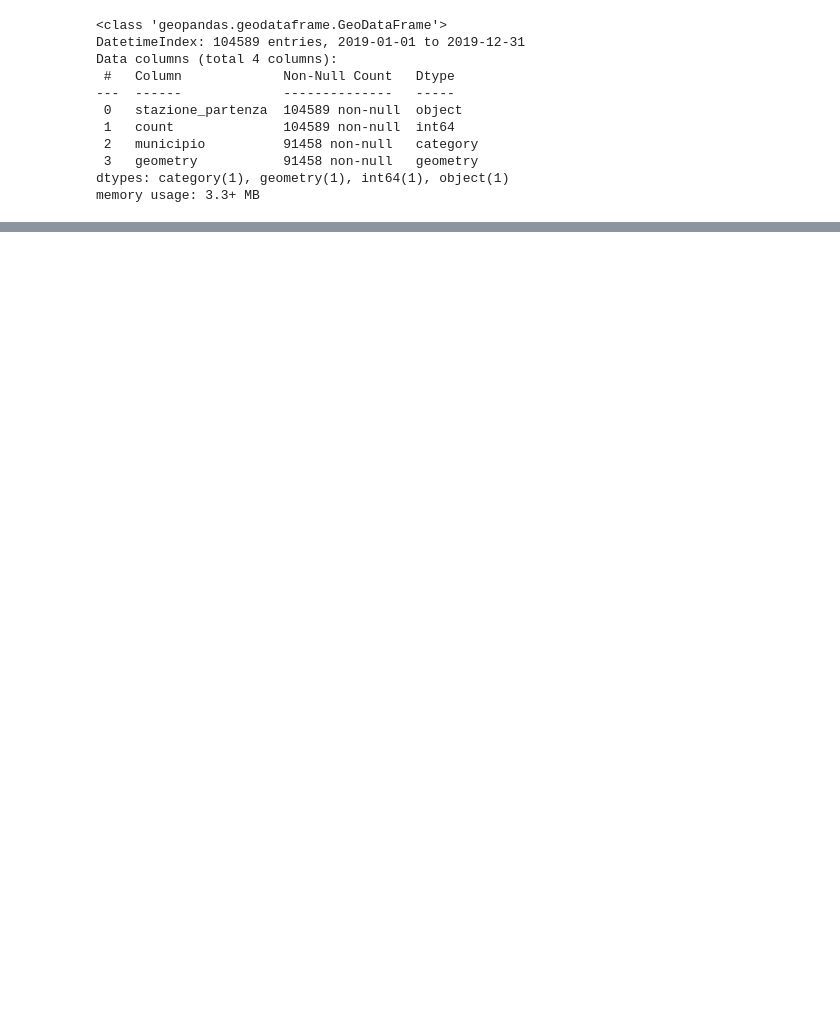
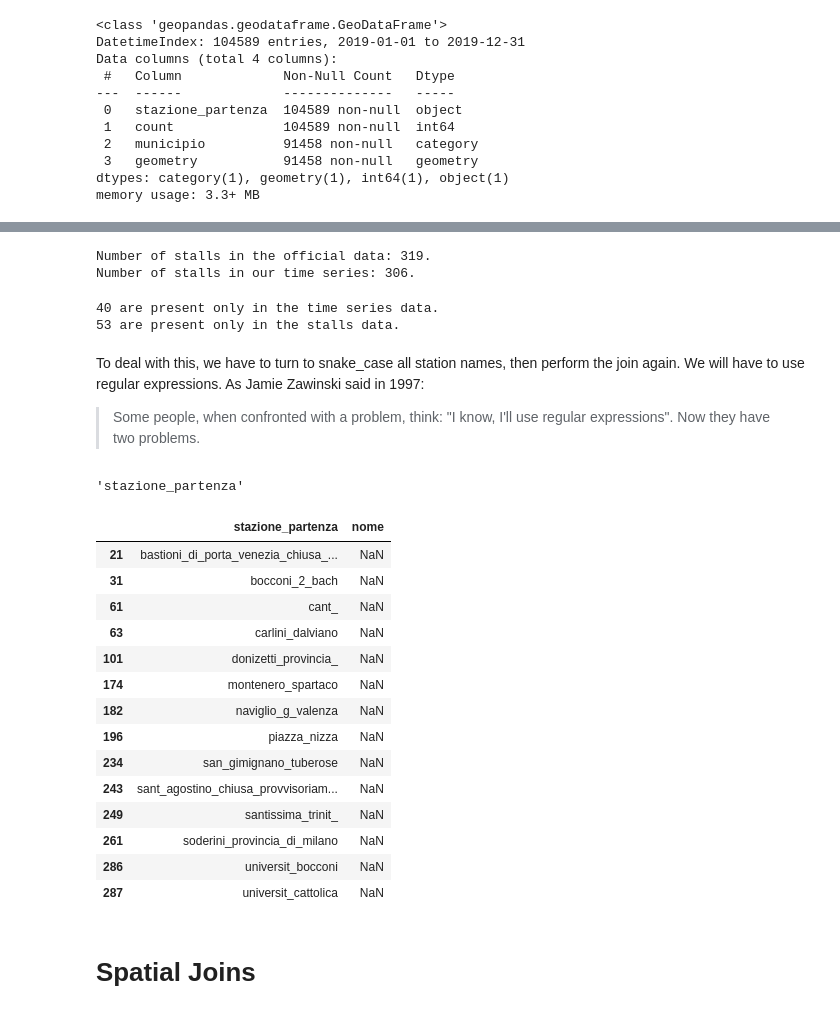
Before and after one commit to toscasterre/thesis-forecasting, a Jupyter notebook: notebooks/02_geospatial_analysis.ipynb, the cells around one changed output, grey strips where cells are left out. Drawn from its saved outputs; the diff is of its cells as text; code cells hidden in the pictures; blank space fills up the shorter version.

```diff
--- a/notebooks/02_geospatial_analysis.ipynb
+++ b/notebooks/02_geospatial_analysis.ipynb
@@ -90,0 +97,71 @@ Some stations are lost
+# %%
+unique_stalls = pd.Series(bikemi_stalls.index.unique())
+unique_stations_outflow = pd.Series(station_outflow["stazione_partenza"].sort_values(ascending=True).unique(), name = "stazione_partenza")
+
+print(f"""
+Number of stalls in the official data: {unique_stalls.size}.
+Number of stalls in our time series: {unique_stations_outflow.size}.
+""")
+# %% [output]
+Number of stalls in the official data: 319.
+Number of stalls in our time series: 306.
+# %%
+def anti_join(x, y, on):
+    """Return rows in x which are not present in y"""
+
+    if type(on) is list:
+        ans = pd.merge(left=x, right=y, how='left', indicator=True, left_on=on[0], right_on=on[1])
+    elif type(on) is str:
+        ans = pd.merge(left=x, right=y, how='left', indicator=True, on=on)
+    else:
+        raise Exception("Please insert either a list of two elements or a string for the argument `on`")
+
+    ans = ans.loc[ans._merge == 'left_only', :].drop(columns='_merge')
+    return ans
+# %%
+
+mismatched_stations = anti_join(unique_stations_outflow, unique_stalls, on = ["stazione_partenza", "nome"])["stazione_partenza"]
+
+mismatched_stalls = anti_join(unique_stalls, unique_stations_outflow, on = ["nome", "stazione_partenza"])["nome"]
+
+print(f"""
+{mismatched_stations.size} are present only in the time series data.
+{mismatched_stalls.size} are present only in the stalls data.
+""")
+# %% [output]
+40 are present only in the time series data.
+53 are present only in the stalls data.
+# %% [markdown]
+To deal with this, we have to turn to snake_case all station names, then perform the join again. We will have to use regular expressions. As Jamie Zawinski said in 1997:
+
+> Some people, when confronted with a problem, think: "I know, I'll use regular expressions". Now they have two problems.
+# %%
+# thank you stackoverflow
+
+stalls_renamed = bikemi_stalls.reset_index()["nome"].apply(lambda x: re.sub("[^0-9a-zA-Z]+", "_", x).lower())
+# %%
+stations_renamed = unique_stations_outflow.reset_index()["stazione_partenza"].apply(lambda x: re.sub("[^0-9a-zA-Z]+", "_", x).lower())
+# %%
+stations_renamed.name
+# %% [output]
+'stazione_partenza'
+# %%
+anti_join(stations_renamed, stalls_renamed, on = [stations_renamed.name, stalls_renamed.name])
+# %% [output]
+|  | stazione_partenza | nome |
+| 21 | bastioni_di_porta_venezia_chiusa_... | NaN |
+| 31 | bocconi_2_bach | NaN |
+| 61 | cant_ | NaN |
+| 63 | carlini_dalviano | NaN |
+| 101 | donizetti_provincia_ | NaN |
+| 174 | montenero_spartaco | NaN |
+| 182 | naviglio_g_valenza | NaN |
+| 196 | piazza_nizza | NaN |
+| 234 | san_gimignano_tuberose | NaN |
+| 243 | sant_agostino_chiusa_provvisoriam... | NaN |
+| 249 | santissima_trinit_ | NaN |
+| 261 | soderini_provincia_di_milano | NaN |
+| 286 | universit_bocconi | NaN |
+| 287 | universit_cattolica | NaN |
+# %% [markdown]
+# Spatial Joins
```
Also changed, not shown: parts of 19 cells of this notebook, 1 other file.
